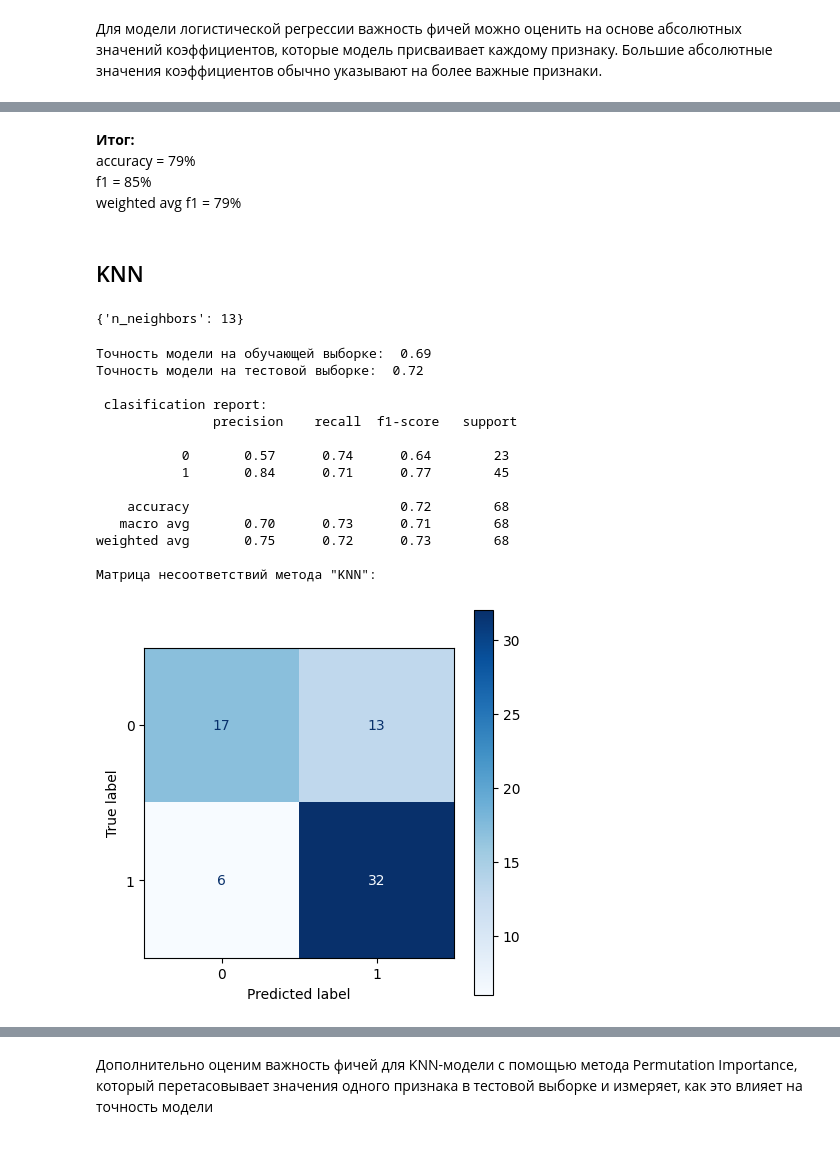
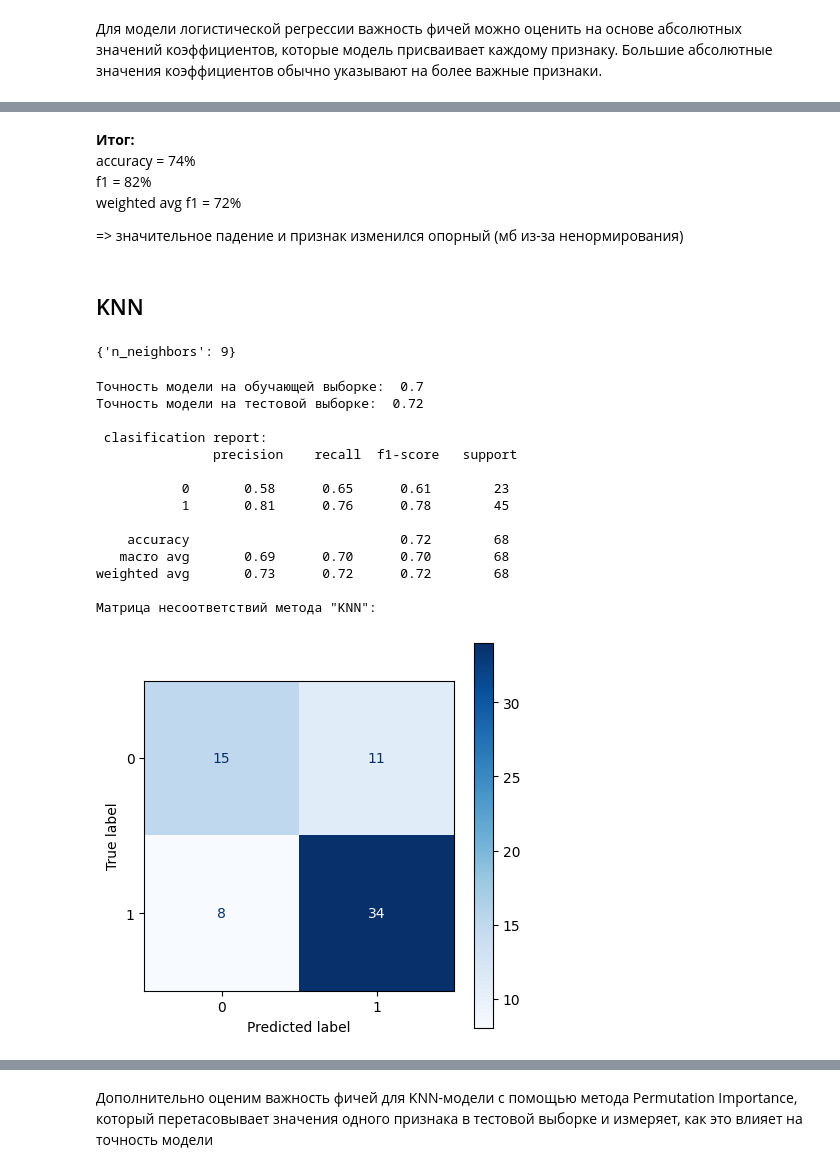
Before and after one commit to Koldim2001/ML_DL_research_VECG, a Jupyter notebook: ML_features/train_ml_all_data.ipynb, the cells around one changed output, grey strips where cells are left out. Drawn from its saved outputs; the diff is of its cells as text; code cells hidden in the pictures.

```diff
--- a/ML_features/train_ml_all_data.ipynb
+++ b/ML_features/train_ml_all_data.ipynb
@@ -63,5 +63,4 @@ df
 ### Преподготовка данных:
 # %%
 y = df['class']
-X = df.drop(['FileID', 'EF', 'class'], axis=1)
-print(f"Анализируются следующие {len(list(X.columns))} признаков: {list(X.columns)}")
+X = df.drop(['EF', 'class'], axis=1)
@@ -85,3 +82,25 @@ X_train, X_test, y_train, y_test = train_test_split(X, y, test_size=0.25, strati
+# %%
+# Список значений, которые необходимо удалить
+values_to_remove = [1, 5, 12, 79, 163, 181, 252, 308, 334, 336]
+
+
+X_train_temp = X_train
+X_test_temp = X_test
+# Удаление строк с указанными значениями в X_train
+X_train = X_train[~X_train_temp['FileID'].isin(values_to_remove)]
+
+
+# Удаление строк с указанными значениями в X_test
+X_test = X_test[~X_test_temp['FileID'].isin(values_to_remove)]
+
+y_train_temp = y_train
+# Также следует удалить соответствующие значения в y_train и y_test
+y_train = y_train[~X_train_temp['FileID'].isin(values_to_remove)]
+y_test = y_test[~X_test_temp['FileID'].isin(values_to_remove)]
+
+
+X_train = X_train.drop(['FileID'], axis=1)
+X_test = X_test.drop(['FileID'], axis=1)
 # %% [markdown]
 Распределение здоровых и больных на тесте:
 # %%
@@ -135,6 +154,7 @@ __Объективным показателем качества в данном
 Валидация в данном случае - результат кросс-валидвации cv=5. Все лучшие гиперпараметры для моделей как раз будем искать с помощью кросс-валидации
 # %%
 #Подбор лучших параметров:
+clf = tree.DecisionTreeClassifier(criterion='entropy', random_state=42)
 random.seed(42)
 par = {'max_depth':range(1, 8), 'min_samples_split':range(2, 7),
      'min_samples_leaf':range(2, 7)}
@@ -400,8 +468,10 @@ plt.show()
 # %% [markdown]
 __Итог:__  <br/>
-accuracy = 79%  <br/>
-f1 = 85%  <br/>
-weighted avg f1 = 79%
+accuracy = 74%  <br/>
+f1 = 82%  <br/>
+weighted avg f1 = 72%
+
+=> значительное падение и признак изменился опорный (мб из-за ненормирования)
 # %% [markdown]
 ## KNN
 # %%
@@ -412,39 +482,39 @@ search = GridSearchCV(clf, par, cv=5, n_jobs=-1)
 search.fit(X_train, y_train)
 search.best_params_
 # %% [output]
-{'n_neighbors': 13}
+{'n_neighbors': 9}
 # %%
-KNN_model = KNeighborsClassifier(n_neighbors = 13)
+KNN_model = KNeighborsClassifier(n_neighbors = 9)
 KNN_model.fit(X_train, y_train)
 KNN_prediction = KNN_model.predict(X_test)
 
 KNN_train_accuracy = KNN_model.score(X_train, y_train)
 KNN_test_accuracy = KNN_model.score(X_test, y_test)
 print ('Точность модели на обучающей выборке: ', round (KNN_train_accuracy, 2))
 print ('Точность модели на тестовой выборке: ', round (KNN_test_accuracy, 2))
 
 print ('\n clasification report:\n', classification_report(y_test, KNN_model.predict(X_test)))
 
 fig, ax = plt.subplots(figsize=(5, 5))
 print('Матрица несоответствий метода "KNN":')
 disp = ConfusionMatrixDisplay(confusion_matrix(KNN_prediction, y_test))
 disp.plot(cmap = 'Blues', ax=ax);
 # %% [output]
-Точность модели на обучающей выборке:  0.69
+Точность модели на обучающей выборке:  0.7
 Точность модели на тестовой выборке:  0.72
 
  clasification report:
                precision    recall  f1-score   support
 
-           0       0.57      0.74      0.64        23
-           1       0.84      0.71      0.77        45
+           0       0.58      0.65      0.61        23
+           1       0.81      0.76      0.78        45
 
     accuracy                           0.72        68
-   macro avg       0.70      0.73      0.71        68
-weighted avg       0.75      0.72      0.73        68
+   macro avg       0.69      0.70      0.70        68
+weighted avg       0.73      0.72      0.72        68
 
 Матрица несоответствий метода "KNN":
-[figure, old version]
+[figure, new version]
 # %%
 fig, ax = plt.subplots(figsize=(4, 4))
 plot_confusion_matrix(confusion_matrix(y_test, KNN_model.predict(X_test)), ['здоров', 'болен'], normalize=True, title='')
```
Also changed, not shown: parts of 40 cells of this notebook.
